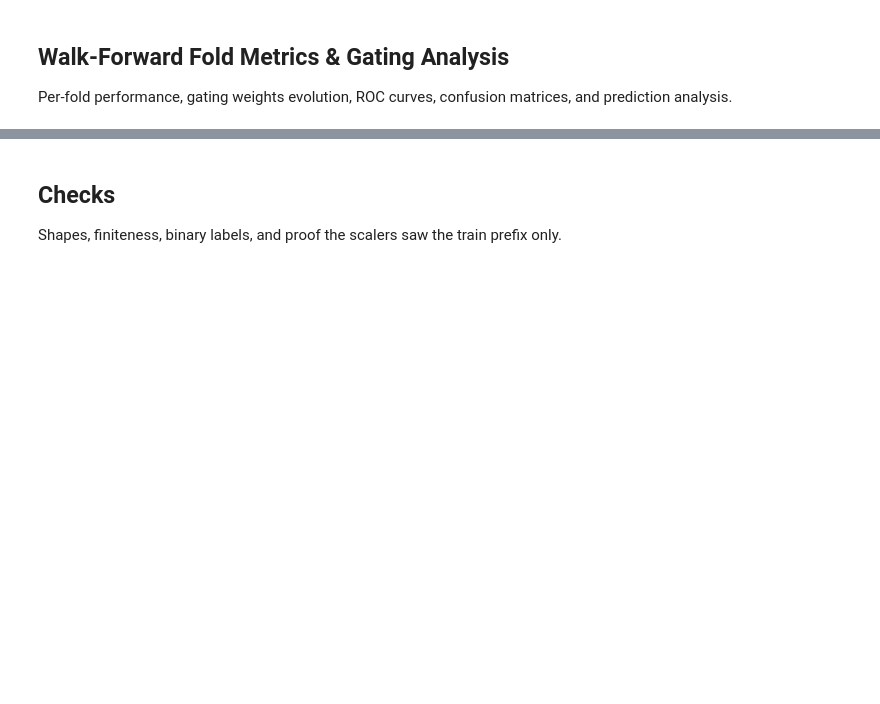
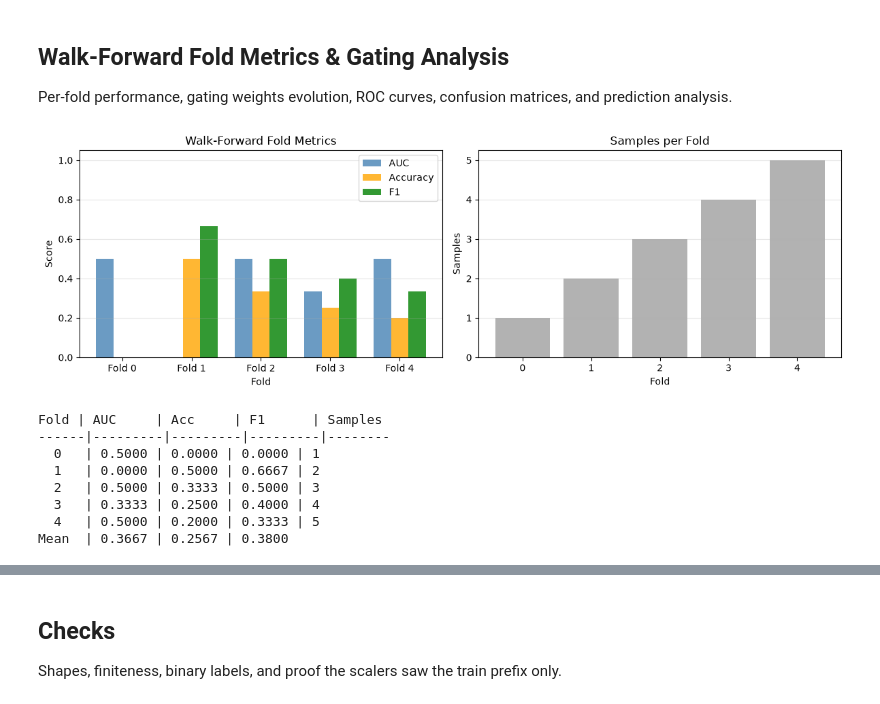
Before and after one commit to jwjooth/msdl-jci, a Jupyter notebook: notebooks/development.ipynb, the cells around one changed output, grey strips where cells are left out. Saved outputs shown, nothing was run; the diff lists cells and outputs as text; code cells hidden in the pictures; blank space fills up the shorter version.

```diff
--- a/notebooks/development.ipynb
+++ b/notebooks/development.ipynb
@@ -455,10 +438,7 @@ if _HAS_TORCH:
         if len(tech_seq) < CFG.lstm_lookback:
             prob = 0.5
         else:
-            tb = torch.tensor(
-                tech_seq[-CFG.lstm_lookback :].reshape(1, CFG.lstm_lookback, -1),
-                dtype=torch.float32,
-            )
+            tb = torch.tensor(tech_seq[-CFG.lstm_lookback:].reshape(1, CFG.lstm_lookback, -1), dtype=torch.float32)
             mb = torch.tensor(macro_seq[-1:].reshape(1, -1), dtype=torch.float32)
             logits, _, _ = model(tb, mb, torch.zeros(1, 512, dtype=torch.long))
             prob = torch.sigmoid(logits).item()
@@ -467,10 +447,8 @@ if _HAS_TORCH:
     # Walk-forward evaluation
     wf = walk_forward_evaluate(model, df, CFG, n_splits=5, return_details=True)
     print(f"Walk-forward: auc={wf['auc']:.4f}, acc={wf['acc']:.4f}, f1={wf['f1']:.4f}")
-    for fm in wf.get("fold_metrics", []):
-        print(
-            f"  Fold {fm['fold']}: AUC={fm['auc']:.4f}, Acc={fm['acc']:.4f}, F1={fm['f1']:.4f} (n={fm['n_samples']})"
-        )
+    for fm in wf.get('fold_metrics', []):
+        print(f"  Fold {fm['fold']}: AUC={fm['auc']:.4f}, Acc={fm['acc']:.4f}, F1={fm['f1']:.4f} (n={fm['n_samples']})")
     metrics = {"prob": prob}
     wf_metrics = wf
 else:
@@ -521,51 +515,59 @@ print("tensor shapes:", X_tech.shape, X_macro.shape, X_news.shape)
 Per-fold performance, gating weights evolution, ROC curves, confusion matrices, and prediction analysis.
 # %%
 # Fold metrics bar chart
-if _HAS_TORCH and wf_metrics and "fold_metrics" in wf_metrics:
-    fm = wf_metrics["fold_metrics"]
-    folds = [m["fold"] for m in fm]
-    aucs = [m["auc"] for m in fm]
-    accs = [m["acc"] for m in fm]
-    f1s = [m["f1"] for m in fm]
-    n_samples = [m["n_samples"] for m in fm]
+if _HAS_TORCH and wf_metrics and 'fold_metrics' in wf_metrics:
+    fm = wf_metrics['fold_metrics']
+    folds = [m['fold'] for m in fm]
+    aucs = [m['auc'] for m in fm]
+    accs = [m['acc'] for m in fm]
+    f1s = [m['f1'] for m in fm]
+    n_samples = [m['n_samples'] for m in fm]
 
     fig, (ax1, ax2) = plt.subplots(1, 2, figsize=(12, 4))
     x = np.arange(len(folds))
     width = 0.25
-    ax1.bar(x - width, aucs, width, label="AUC", color="steelblue", alpha=0.8)
-    ax1.bar(x, accs, width, label="Accuracy", color="orange", alpha=0.8)
-    ax1.bar(x + width, f1s, width, label="F1", color="green", alpha=0.8)
-    ax1.set_xlabel("Fold")
-    ax1.set_ylabel("Score")
-    ax1.set_title("Walk-Forward Fold Metrics")
+    ax1.bar(x - width, aucs, width, label='AUC', color='steelblue', alpha=0.8)
+    ax1.bar(x, accs, width, label='Accuracy', color='orange', alpha=0.8)
+    ax1.bar(x + width, f1s, width, label='F1', color='green', alpha=0.8)
+    ax1.set_xlabel('Fold')
+    ax1.set_ylabel('Score')
+    ax1.set_title('Walk-Forward Fold Metrics')
     ax1.set_xticks(x)
-    ax1.set_xticklabels([f"Fold {f}" for f in folds])
+    ax1.set_xticklabels([f'Fold {f}' for f in folds])
     ax1.legend()
     ax1.set_ylim(0, 1.05)
-    ax1.grid(axis="y", alpha=0.3)
+    ax1.grid(axis='y', alpha=0.3)
 
     # Sample counts
-    ax2.bar(folds, n_samples, color="gray", alpha=0.6)
-    ax2.set_xlabel("Fold")
-    ax2.set_ylabel("Samples")
-    ax2.set_title("Samples per Fold")
-    ax2.grid(axis="y", alpha=0.3)
+    ax2.bar(folds, n_samples, color='gray', alpha=0.6)
+    ax2.set_xlabel('Fold')
+    ax2.set_ylabel('Samples')
+    ax2.set_title('Samples per Fold')
+    ax2.grid(axis='y', alpha=0.3)
 
     plt.tight_layout()
     plt.show()
 
     # Print summary
     print("Fold | AUC     | Acc     | F1      | Samples")
     print("------|---------|---------|---------|--------")
     for m in fm:
-        print(
-            f"  {m['fold']}   | {m['auc']:.4f} | {m['acc']:.4f} | {m['f1']:.4f} | {m['n_samples']}"
-        )
-    avg_auc = np.mean([m["auc"] for m in fm])
-    avg_acc = np.mean([m["acc"] for m in fm])
-    avg_f1 = np.mean([m["f1"] for m in fm])
+        print(f"  {m['fold']}   | {m['auc']:.4f} | {m['acc']:.4f} | {m['f1']:.4f} | {m['n_samples']}")
+    avg_auc = np.mean([m['auc'] for m in fm])
+    avg_acc = np.mean([m['acc'] for m in fm])
+    avg_f1 = np.mean([m['f1'] for m in fm])
     print(f"Mean  | {avg_auc:.4f} | {avg_acc:.4f} | {avg_f1:.4f}")
 else:
     print("No fold metrics available for visualization.")
+# %% [output]
+[figure, added]
+Fold | AUC     | Acc     | F1      | Samples
+------|---------|---------|---------|--------
+  0   | 0.5000 | 0.0000 | 0.0000 | 1
+  1   | 0.0000 | 0.5000 | 0.6667 | 2
+  2   | 0.5000 | 0.3333 | 0.5000 | 3
+  3   | 0.3333 | 0.2500 | 0.4000 | 4
+  4   | 0.5000 | 0.2000 | 0.3333 | 5
+Mean  | 0.3667 | 0.2567 | 0.3800
 # %%
 # Gating weights (α, β, γ) evolution over folds
```
Also changed, not shown: parts of 12 cells of this notebook.
